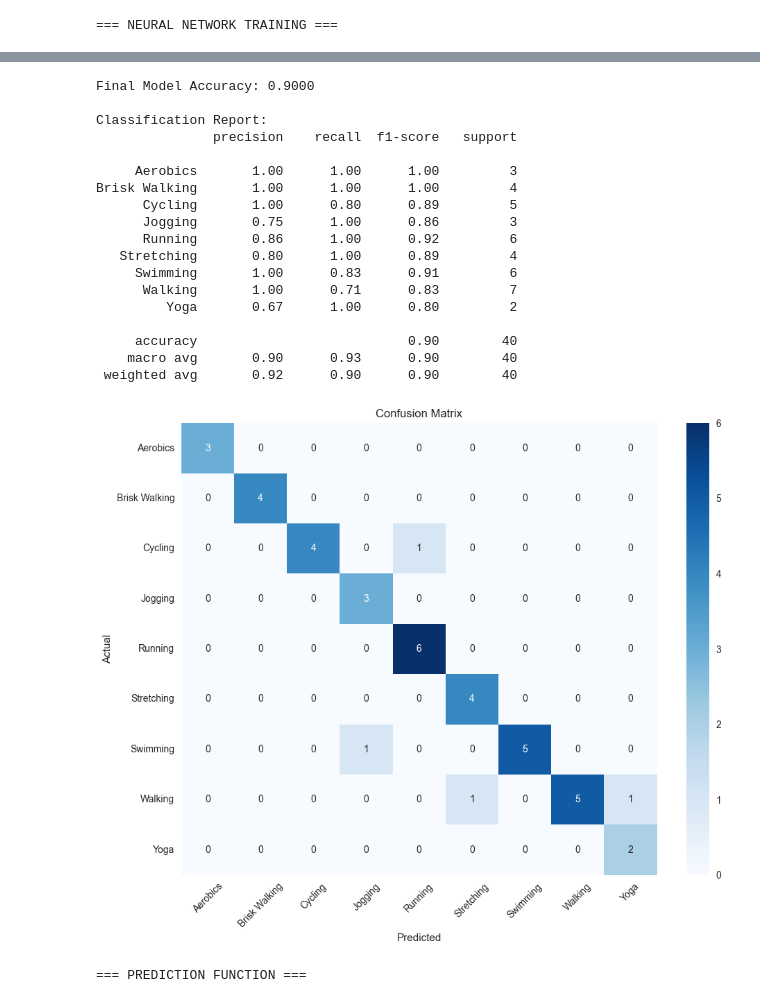
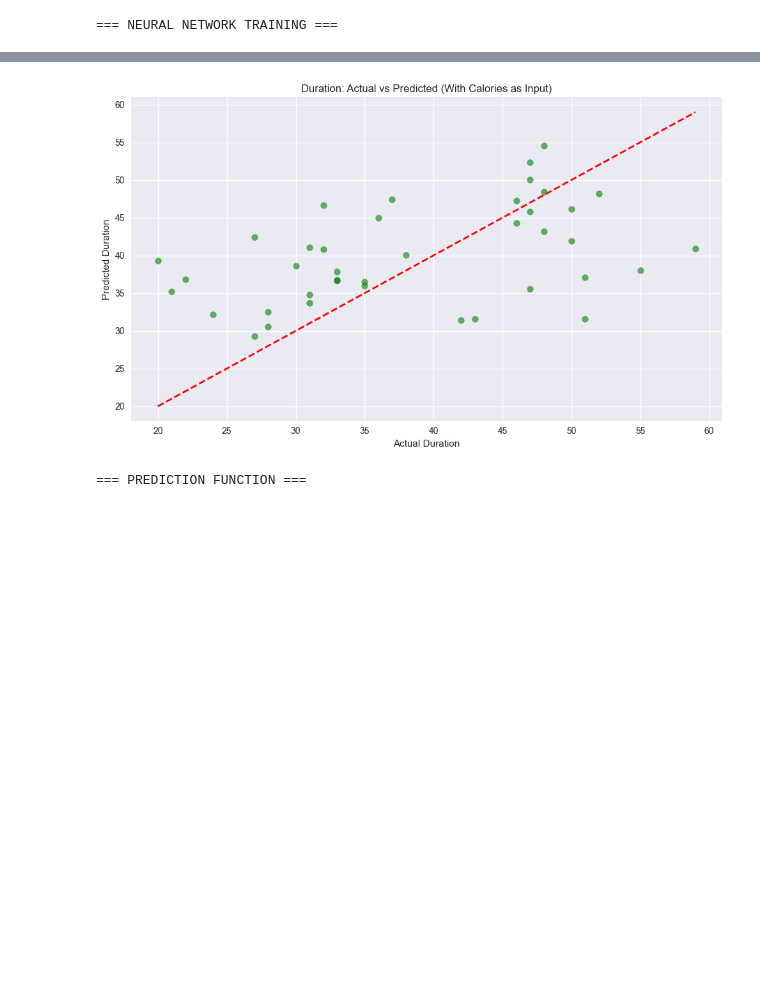
Before and after one commit to kishan20-00/HealthMate, a Jupyter notebook: model/Model_Training.ipynb, the cells around one changed output, grey strips where cells are left out. Saved outputs shown, nothing was run; the diff lists cells and outputs as text; code cells hidden in the pictures; blank space fills up the shorter version.

```diff
--- a/model/Model_Training.ipynb
+++ b/model/Model_Training.ipynb
@@ -166,15 +164,24 @@ print("Encoders saved as 'encoders.pkl'")
 Encoders saved as 'encoders.pkl'
 # %%
 # Separate features and target
-X = df_encoded.drop(['user_id', 'recommended_workout'], axis=1)
-y = df_encoded['recommended_workout']
+X = df_encoded.drop(['user_id', 'recommended_workout', 'duration_minutes'], axis=1)
+y_workout = df_encoded['recommended_workout']
+y_duration = df['duration_minutes']
 
 # Split the data
-X_train, X_test, y_train, y_test = train_test_split(X, y, test_size=0.2, random_state=42, stratify=y)
+indices = np.arange(len(X))
+X_train, X_test, idx_train, idx_test = train_test_split(X, indices, test_size=0.2, random_state=42, stratify=y_workout)
+# %%
+# Create target arrays based on split indices
+y_workout_train = y_workout.iloc[idx_train]
+y_workout_test = y_workout.iloc[idx_test]
+y_duration_train = y_duration.iloc[idx_train]
+y_duration_test = y_duration.iloc[idx_test]
 # %%
 # Scale numerical features
 scaler = StandardScaler()
-numerical_cols = ['age', 'bmi', 'duration_minutes', 'calories_burned']
+# We now include 'calories_burned' in the scaling
+numerical_cols = ['age', 'bmi', 'calories_burned']
 X_train[numerical_cols] = scaler.fit_transform(X_train[numerical_cols])
 X_test[numerical_cols] = scaler.transform(X_test[numerical_cols])
 
@@ -296,46 +301,16 @@ Best architecture: {'hidden_layers': 3, 'neurons': 128, 'epochs': 50}
 # %%
-# Calculate accuracy
-accuracy = accuracy_score(y_test, y_pred)
-print(f"Final Model Accuracy: {accuracy:.4f}")
-
-# Classification report
-print("\nClassification Report:")
-print(classification_report(y_test, y_pred, target_names=encoders['recommended_workout'].classes_))
-
-# Confusion matrix
-plt.figure(figsize=(10, 8))
-cm = confusion_matrix(y_test, y_pred)
-sns.heatmap(cm, annot=True, fmt='d', cmap='Blues',
-            xticklabels=encoders['recommended_workout'].classes_,
-            yticklabels=encoders['recommended_workout'].classes_)
-plt.title('Confusion Matrix')
-plt.xlabel('Predicted')
-plt.ylabel('Actual')
-plt.xticks(rotation=45)
-plt.yticks(rotation=0)
+# Visualization: Duration Prediction vs Actual
+plt.figure(figsize=(10, 6))
+plt.scatter(y_duration_test, y_pred_duration, alpha=0.6, color='green')
+plt.plot([y_duration_test.min(), y_duration_test.max()], [y_duration_test.min(), y_duration_test.max()], 'r--', lw=2)
+plt.xlabel('Actual Duration')
+plt.ylabel('Predicted Duration')
+plt.title('Duration: Actual vs Predicted (With Calories as Input)')
 plt.tight_layout()
-plt.savefig('confusion_matrix.png', dpi=300, bbox_inches='tight')
+plt.savefig('duration_prediction_v2.png', dpi=300)
 plt.show()
 # %% [output]
-Final Model Accuracy: 0.9000
-
-Classification Report:
-               precision    recall  f1-score   support
-
-     Aerobics       1.00      1.00      1.00         3
-Brisk Walking       1.00      1.00      1.00         4
-      Cycling       1.00      0.80      0.89         5
-      Jogging       0.75      1.00      0.86         3
-      Running       0.86      1.00      0.92         6
-   Stretching       0.80      1.00      0.89         4
-     Swimming       1.00      0.83      0.91         6
-      Walking       1.00      0.71      0.83         7
-         Yoga       0.67      1.00      0.80         2
-
-     accuracy                           0.90        40
-    macro avg       0.90      0.93      0.90        40
- weighted avg       0.92      0.90      0.90        40
-[figure, old version]
+[figure, new version]
 # %%
 # 5. PREDICTION FUNCTION FOR NEW DATA
 print("\n=== PREDICTION FUNCTION ===")
```
Also changed, not shown: parts of 9 cells of this notebook, 7 other files.
